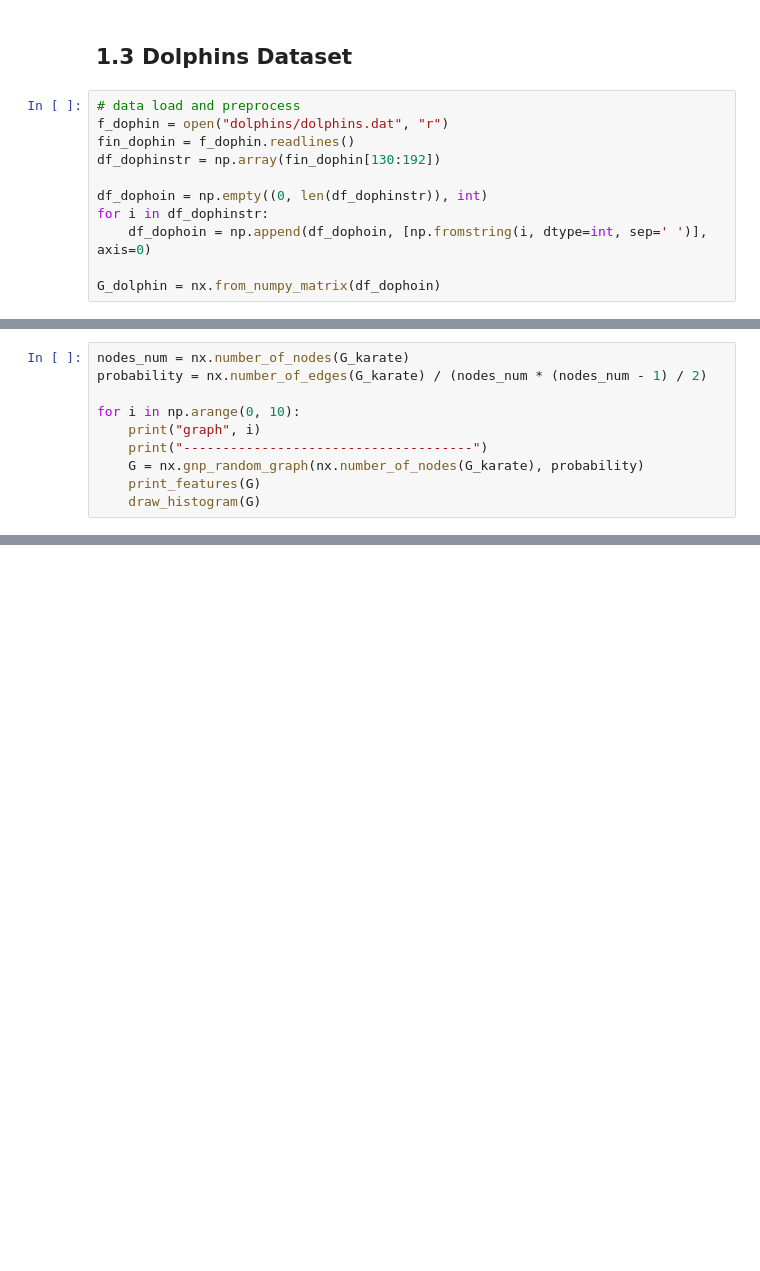
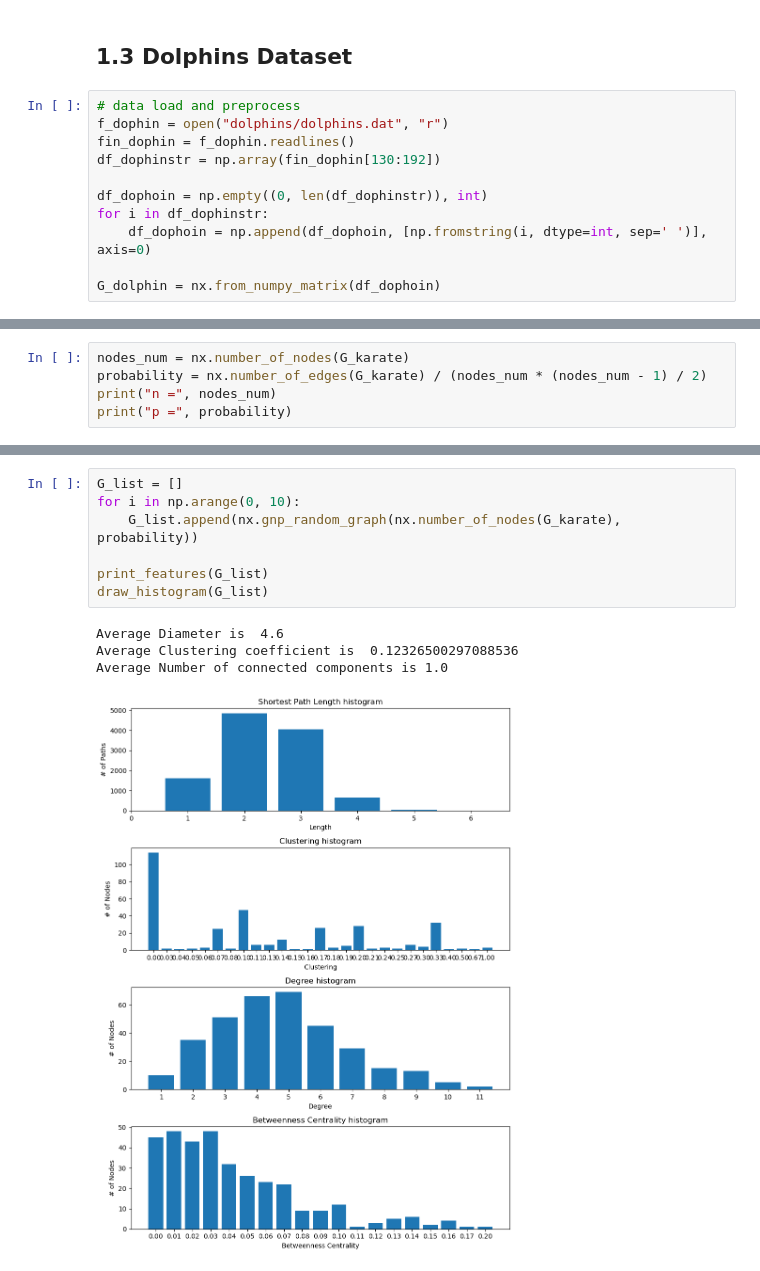
Before and after one commit to jiahaoxu14/CS142-NetworkScience, a Jupyter notebook: HW5/HWK5.ipynb, the cells around one changed output, grey strips where cells are left out. Drawn from its saved outputs; the diff is of its cells as text; blank space fills up the shorter version.

```diff
--- a/HW5/HWK5.ipynb
+++ b/HW5/HWK5.ipynb
@@ -140,11 +177,6 @@ Number of connected components is 1
 # %%
 nodes_num = nx.number_of_nodes(G_karate)
 probability = nx.number_of_edges(G_karate) / (nodes_num * (nodes_num - 1) / 2)
-
-for i in np.arange(0, 10):
-    print("graph", i)
-    print("-------------------------------------")
-    G = nx.gnp_random_graph(nx.number_of_nodes(G_karate), probability)
-    print_features(G)
-    draw_histogram(G)
+print("n =", nodes_num)
+print("p =", probability)
 # %% [output]
@@ -193,0 +185,12 @@ Number of connected components is 1
+# %%
+G_list = []
+for i in np.arange(0, 10):
+    G_list.append(nx.gnp_random_graph(nx.number_of_nodes(G_karate), probability))
+
+print_features(G_list)
+draw_histogram(G_list)
+# %% [output]
+Average Diameter is  4.6
+Average Clustering coefficient is  0.12326500297088536
+Average Number of connected components is 1.0
+[figure, added]
```
Also changed, not shown: parts of 43 cells of this notebook, 30 other files.
